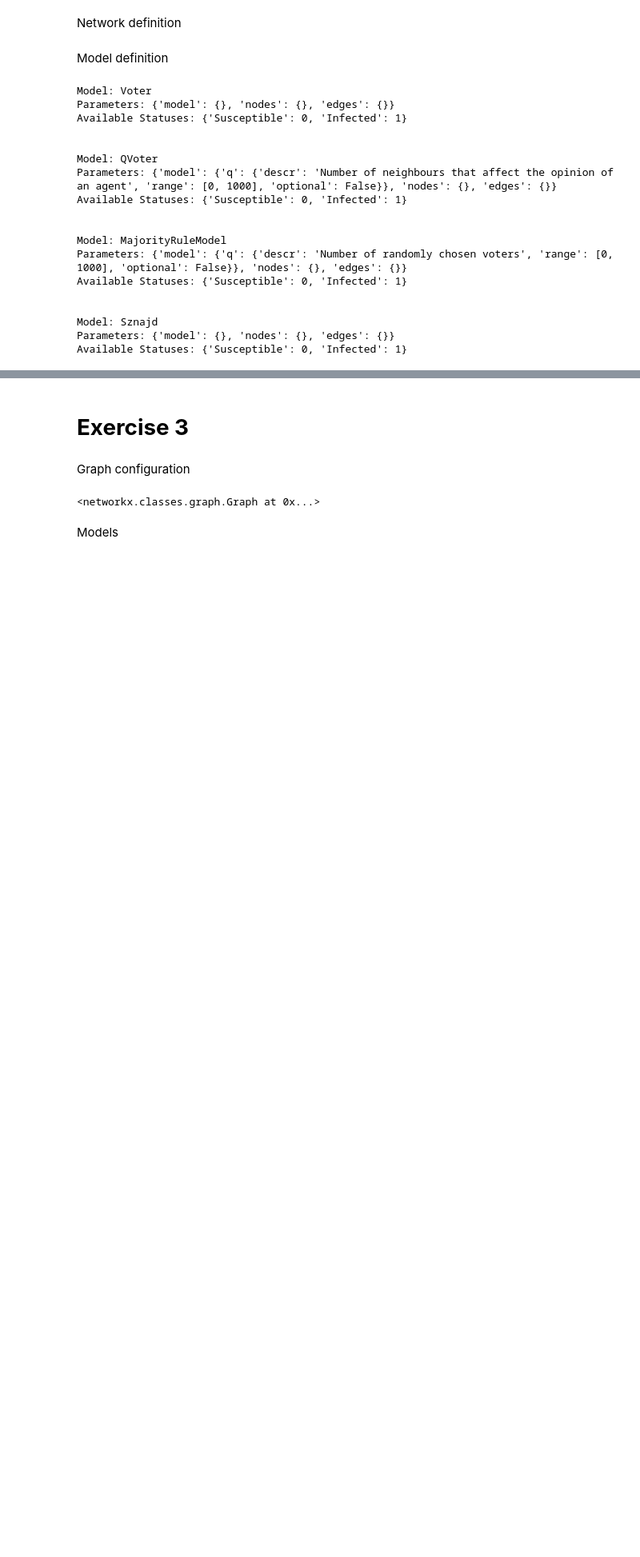
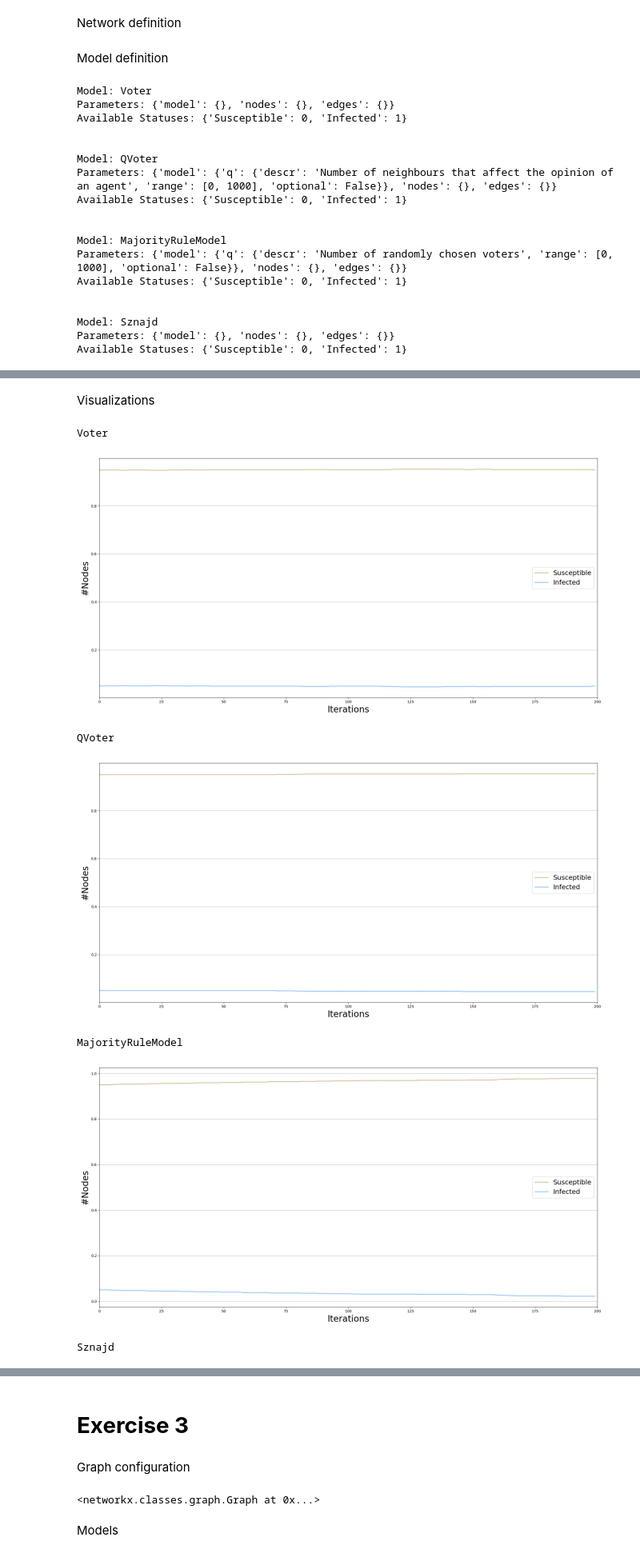
Before and after one commit to tamara-kostova/IIS, a Jupyter notebook: lab3.ipynb, the cells around one changed output, grey strips where cells are left out. Shown at 80% size. Cells and saved outputs as stored; diff of their text form; code cells hidden in the pictures; blank space fills up the shorter version.

```diff
--- a/lab3.ipynb
+++ b/lab3.ipynb
@@ -188,4 +175,5 @@ Simulation and visualization
 # %%
+image_names=[]
 for model_name, model in models.items():
     config = mc.Configuration()
 
@@ -197,12 +185,12 @@ for model_name, model in models.items():
     trends = model.build_trends(iterations)
 
     print(f"{model_name} simulation done.")
-    print("Iterations:", iterations)
+
+    image_name = f"diffusion_{model_name}.jpg"
+    image_names.append(image_name)
 
     viz = DiffusionTrend(model, trends)
-    viz.plot()
+    viz.plot(image_name)
     plt.title(f"Diffusion Trend for {model_name} Model")
-    plt.show()
-    plt.close()
 # %% [output]
 Voter simulation done.
@@ -215,0 +200,22 @@ Iterations: [{'iteration': 0, 'status': {0: 0, 1: 0, 2: 0, 3: 0, 4: 0, 5: 0, 6:
+# %% [markdown]
+Visualizations
+# %%
+import cv2
+from google.colab.patches import cv2_imshow
+
+for image_name, model in zip(image_names, models.keys()):
+    print(model)
+    img = plt.imread(image_name)
+    width = int(img.shape[1] * 0.33)
+    height = int(img.shape[0] * 0.33)
+    resized_img = cv2.resize(img, (width, height), interpolation=cv2.INTER_AREA)
+
+    cv2_imshow(resized_img)
+# %% [output]
+Voter
+[figure, added]
+QVoter
+[figure, added]
+MajorityRuleModel
+[figure, added]
+Sznajd
```
Also changed, not shown: parts of 14 cells of this notebook.
